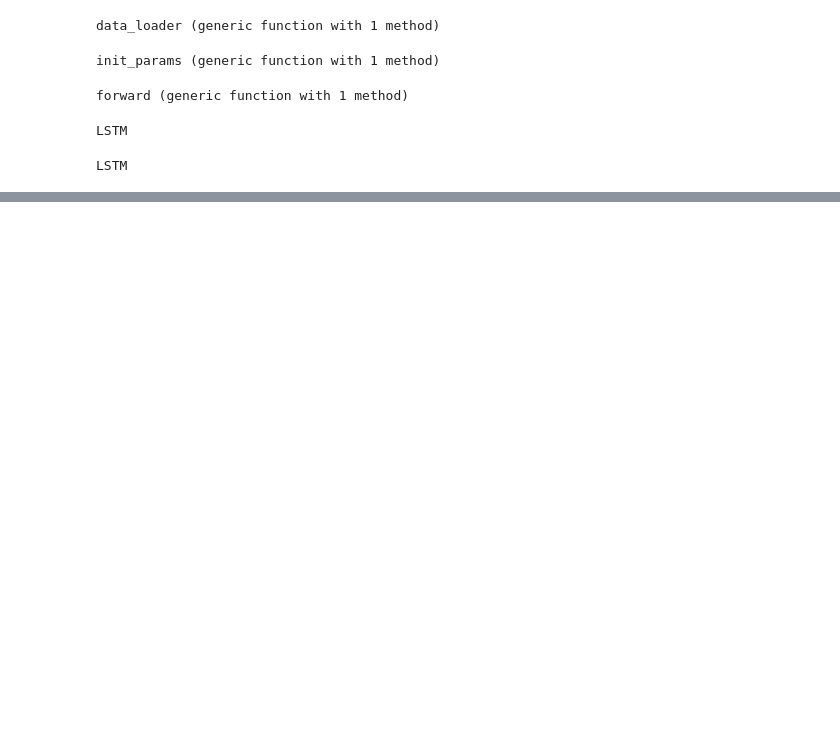
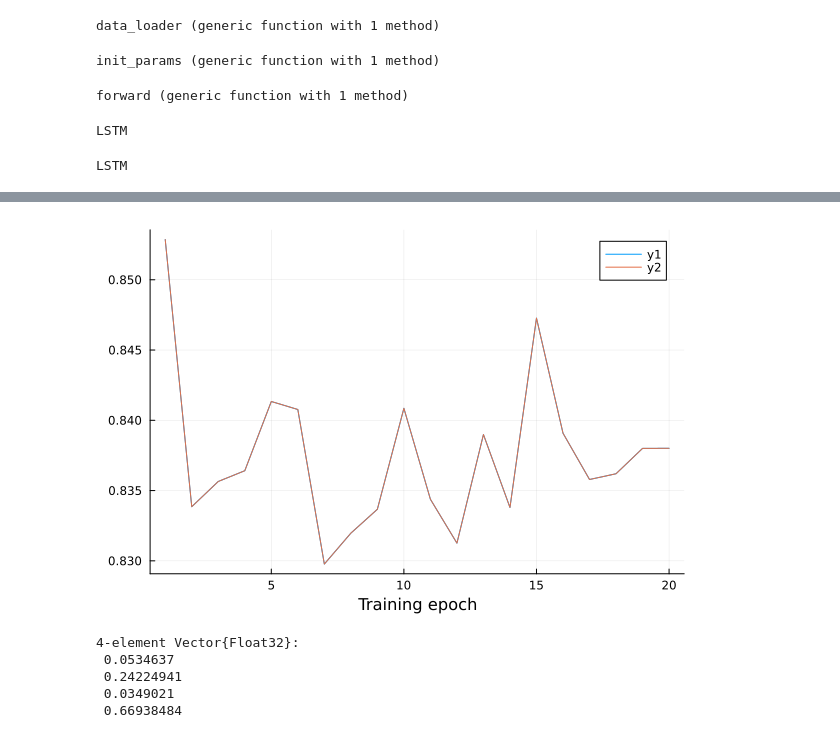
Before and after one commit to szakacsl/parkinson_fog, a Jupyter notebook: lstm.ipynb, the cells around one changed output, grey strips where cells are left out. Drawn from its saved outputs; the diff is of its cells as text; code cells hidden in the pictures; blank space fills up the shorter version.

Commit message:
added validation and partially test

```diff
--- a/lstm.ipynb
+++ b/lstm.ipynb
@@ -227,15 +219,16 @@ optimizer = ADAM(0.001)
 
 ;
 # %%
-losses = []
+train_losses = []
+validation_losses = []
 
 for epoch in 1:epochs
 
   epoch_loss = 0f0
 
-  for (input, output) in data_loader(parkinson_train, num_sequences, num_selected_sequences, batch_size)
+  for (x, y) in data_loader(parkinson_train, num_sequences, num_selected_sequences, batch_size_train)
     grads = Flux.gradient(Flux.params(model)) do
-      l = loss(input, output)
+      l = loss(model, x, y)
       epoch_loss += l
 
       l
@@ -245,10 +238,22 @@ for epoch in 1:epochs
 
   train_loss = epoch_loss / num_selected_sequences
   @info "Epoch: $epoch >> Loss: $train_loss"
-  append!(losses, train_loss)
+  append!(train_losses, train_loss)
 
 
-  # TODO: Validation for epoch goes here
+  #Validation for epoch
+  epoch_loss = 0f0
+
+  for (x, y) in data_loader(parkinson_validation, num_sequences, num_selected_sequences, batch_size_validation)
+      l = loss(model, x, y)
+      epoch_loss += l
+
+      l
+  end
+
+  validation_loss = epoch_loss / num_selected_sequences
+  @info "Validation >> Loss: $validation_loss"
+  append!(validation_losses, train_loss)
 
 end
 # %% [output]
@@ -277,4 +277,20 @@ Plots.plot(collect(1:epochs), losses)
+# %%
+p = plot()
+Plots.plot!(collect(1:epochs), train_losses)
+Plots.plot!(collect(1:epochs), validation_losses)
+xaxis!("Training epoch")
+# %% [output]
+[figure, added]
 # %%
 @save "LSTM.bson" model
 # %%
 @load "LSTM.bson" model
+# %%
+model[1].update_memory = false
+model([1])
+# %% [output]
+4-element Vector{Float32}:
+ 0.0534637
+ 0.24224941
+ 0.0349021
+ 0.66938484
```
Also changed, not shown: parts of 12 cells of this notebook, 4 other files.
